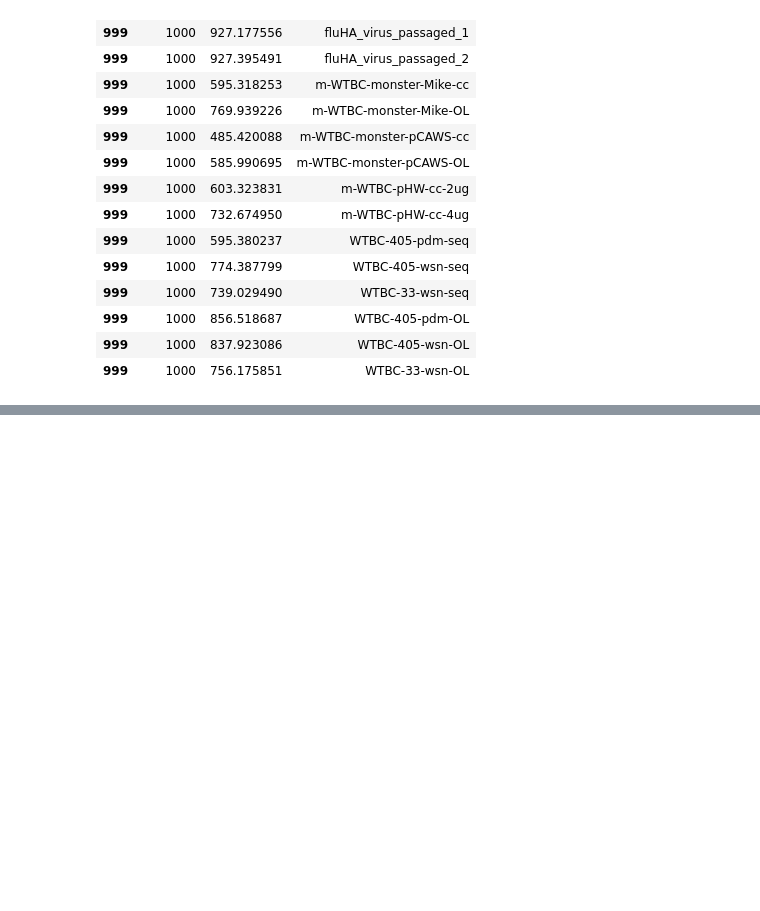
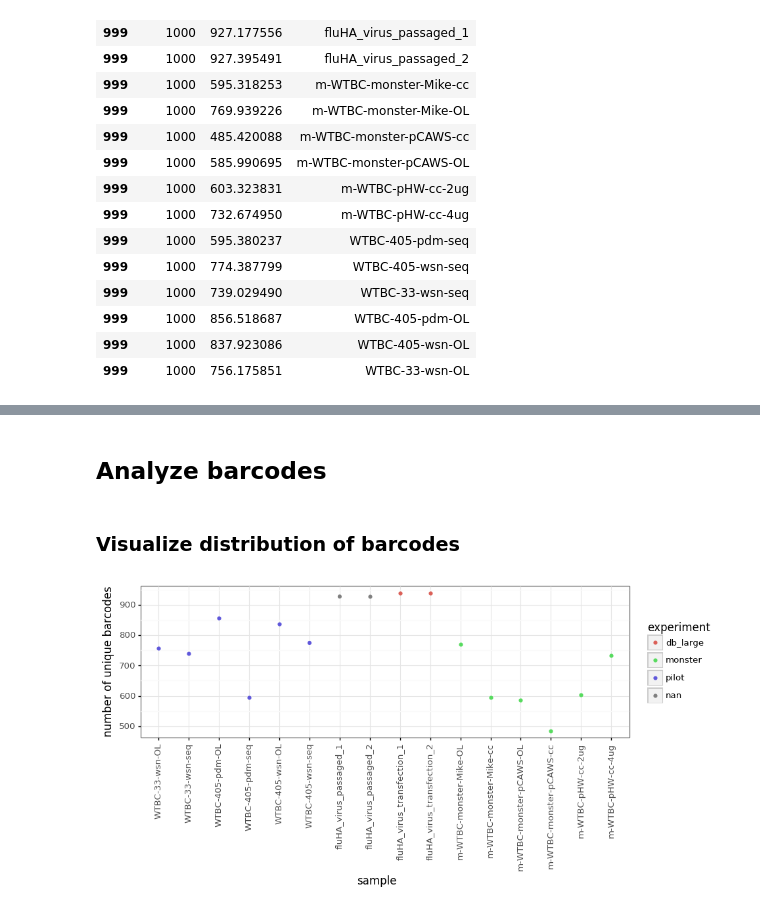
Before and after one commit to dbacsik/transfection_bottleneck, a Jupyter notebook: barcode_analysis.ipynb, the cells around one changed output, grey strips where cells are left out. Drawn from its saved outputs; the diff is of its cells as text; code cells hidden in the pictures; blank space fills up the shorter version.

Commit message:
Completed initial analysis. Need to add narrative text.

```diff
--- a/barcode_analysis.ipynb
+++ b/barcode_analysis.ipynb
@@ -164,0 +167,5 @@ fates
+# %%
+metadata = pd.read_csv(metadata_csv,comment="#")
+
+pd.set_option('max.colwidth', -1)
+display(HTML(metadata.to_html(index=False)))
@@ -164,0 +192,7 @@ fates
+# %%
+metadata['uL_sup'] = pd.to_numeric(metadata['uL_sup'], errors='coerce')
+metadata['titer_uL'] = pd.to_numeric(metadata['titer_uL'], errors='coerce')
+metadata['virions'] = metadata['titer_uL'] * metadata['uL_sup']
+
+pd.set_option('max.colwidth', -1)
+display(HTML(metadata.to_html(index=False)))
@@ -164,0 +219,4 @@ fates
+# %%
+samples = pd.merge(samples, metadata, how="outer")
+
+display(HTML(samples.to_html(index=False)))
@@ -273,3 +336,9 @@ target_df
 | 999 | 1000 | 856.518687 | WTBC-405-pdm-OL |
 | 999 | 1000 | 837.923086 | WTBC-405-wsn-OL |
 | 999 | 1000 | 756.175851 | WTBC-33-wsn-OL |
+# %%
+samples = pd.merge(samples, target_df, how="outer")
+
+samples = samples.drop(columns=['ncounts'])
+
+display(HTML(samples.to_html(index=False)))
@@ -275,0 +363,15 @@ target_df
+# %% [markdown]
+## Analyze barcodes
+# %% [markdown]
+### Visualize distribution of barcodes
+# %%
+p = (
+    ggplot(samples, aes('sample', 'nbarcodes', color='experiment')) +
+    geom_point() +
+    ylab('number of unique barcodes') +
+    theme(axis_text_x=element_text(angle=90),
+          figure_size=(0.6*len(samples['sample'].unique()), 3))
+    )
+_ = p.draw()
+# %% [output]
+[figure, added]
```
Also changed, not shown: parts of 25 cells of this notebook, 4 other files.
